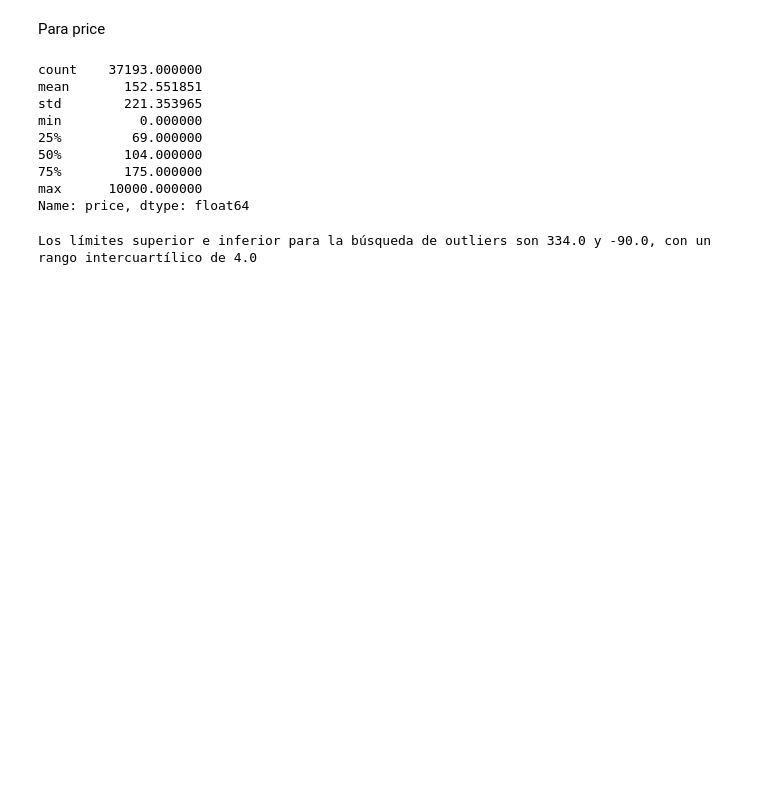
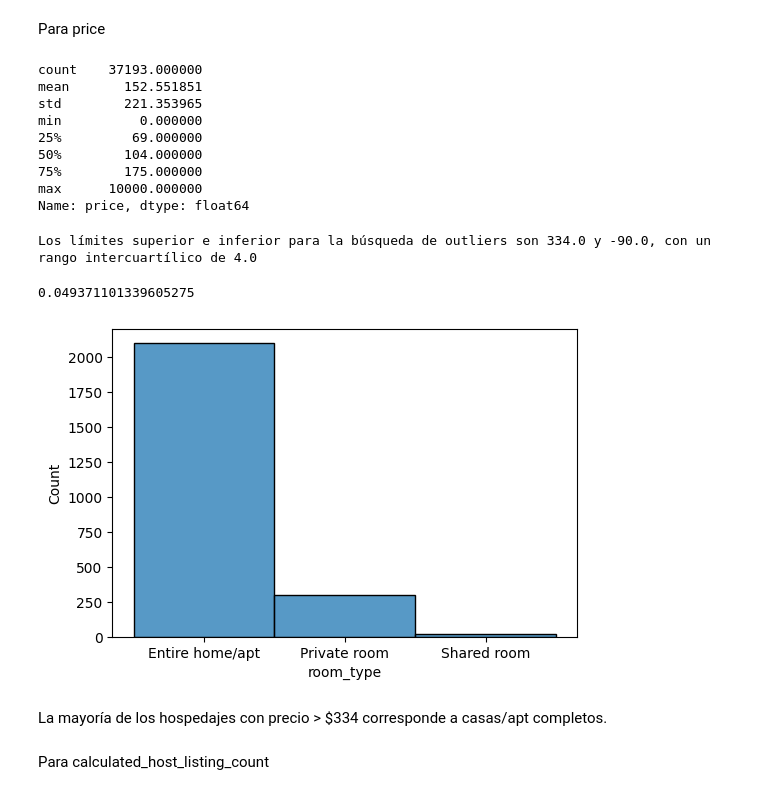
Before and after one commit to luiscmilano/machine-learning-python-template, a Jupyter notebook: src/explore.ipynb, the cells around one changed output. Saved outputs shown, nothing was run; the diff lists cells and outputs as text; code cells hidden in the pictures; blank space fills up the shorter version.

Commit message:
Data Preprocessing LC

```diff
--- a/src/explore.ipynb
+++ b/src/explore.ipynb
@@ -565,3 +565,19 @@ lower_limit = price_stats["25%"] - 1.5 * price_iqr
 print(f"Los límites superior e inferior para la búsqueda de outliers son {round(upper_limit, 2)} y {round(lower_limit, 2)}, con un rango intercuartílico de {round(nights_iqr, 2)}")
 # %% [output]
 Los límites superior e inferior para la búsqueda de outliers son 334.0 y -90.0, con un rango intercuartílico de 4.0
+# %%
+# proporcion de valores mayores al limite superior
+
+cantidad3 = (df_new['price'] > 334).sum()
+print(cantidad3/len(df))
+# %% [output]
+0.049371101339605275
+# %%
+query4 = df_new.query("price > 334")[['room_type','price']]
+plt.figure(figsize = (6, 4))
+sns.histplot(data=query4, x = "room_type")
+plt.show()
+# %% [output]
+[figure, added]
+# %% [markdown]
+La mayoría de los hospedajes con precio > $334 corresponde a casas/apt completos.
@@ -567,0 +586,2 @@ Los límites superior e inferior para la búsqueda de outliers son 334.0 y -90.0
+# %% [markdown]
+Para calculated_host_listing_count
```
Also changed, not shown: parts of 18 cells of this notebook, 1 other file.
